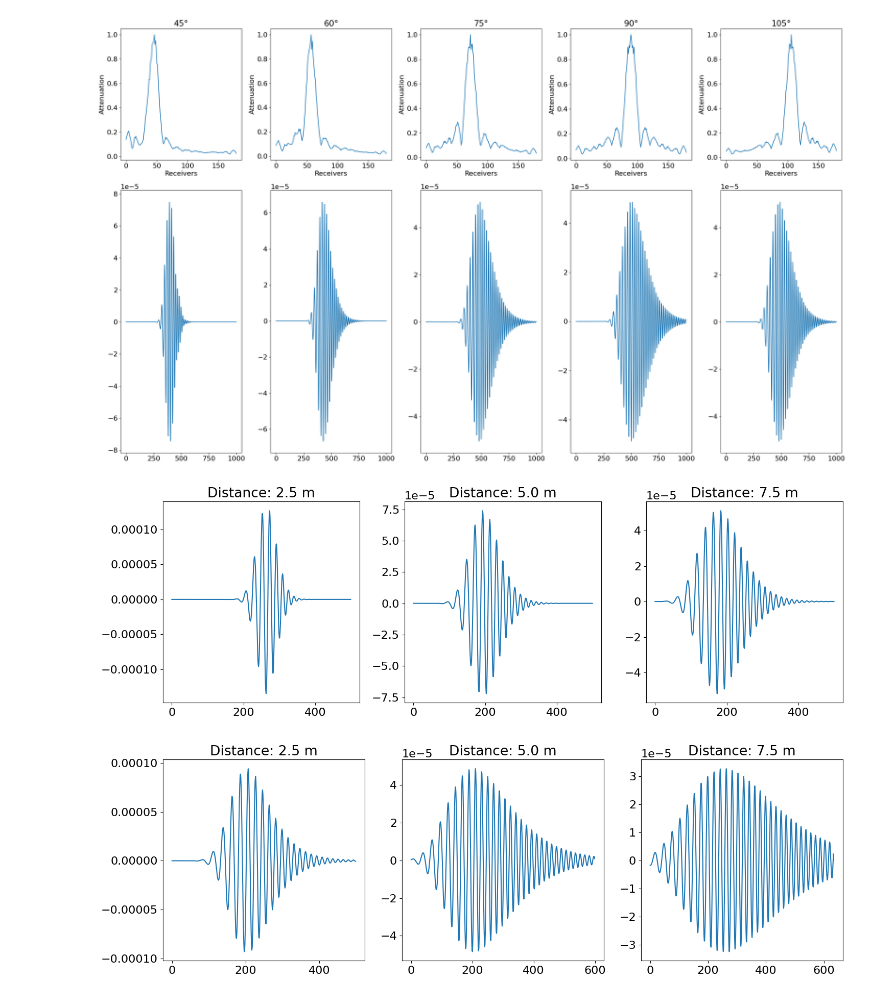
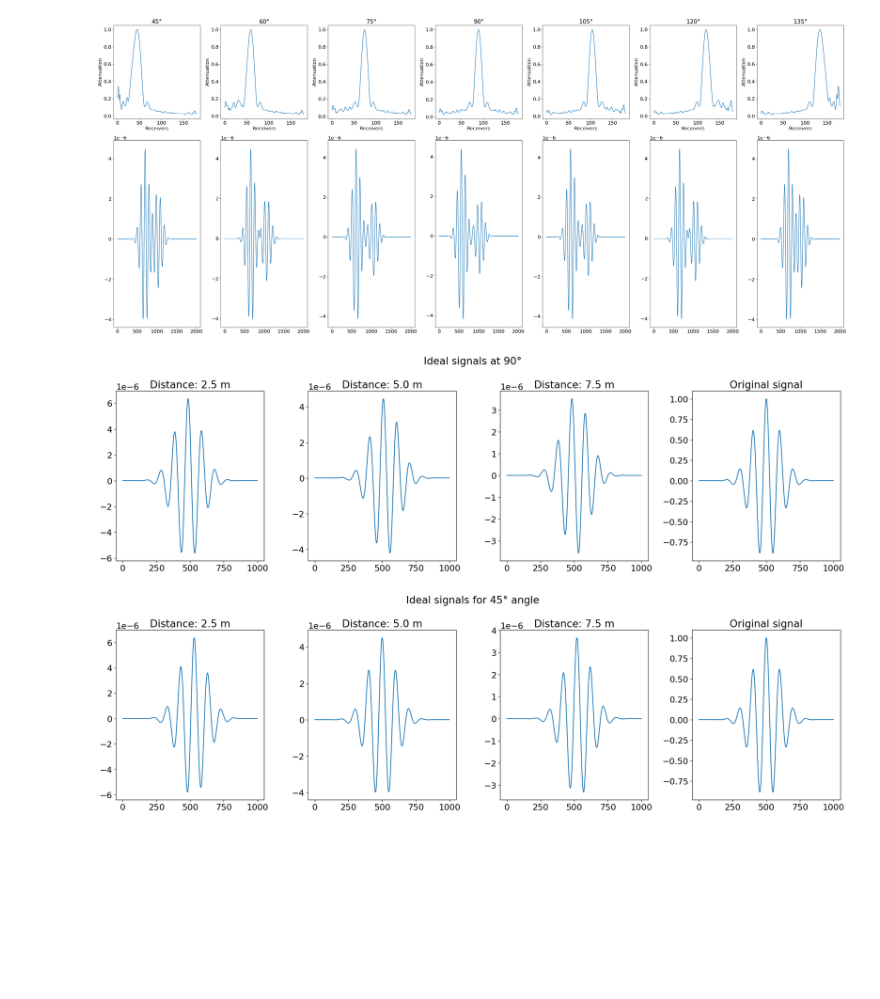
Before and after one commit to bgd54/sonar-FWI, a Jupyter notebook: notebooks/gabor_waveforms.ipynb, the cells around one changed output. Cells and saved outputs as stored; diff of their text form; code cells hidden in the pictures; blank space fills up the shorter version.

```diff
--- a/notebooks/gabor_waveforms.ipynb
+++ b/notebooks/gabor_waveforms.ipynb
@@ -146,7 +149,10 @@ domain_size = (10, 10)
 source_distance = 0.002
 cy = cy = (ns - 1) / 2 * source_distance + source_distance
 f0 = 50
-sonars = {a: Sonar(domain_size, f0, v_env, FlatBottom(), dt=0.002, tn = 10 / v_env) for a in [45, 60, 75, 90, 105]}
+angles = [45, 60, 75, 90, 105, 120, 135]
+dt = 0.002 / 5
+spatial_dist = round(v_env / f0 / 3, 3) / 5
+sonars = {a: Sonar(domain_size, f0, v_env, FlatBottom(), dt=dt, tn = 10 / v_env, spatial_dist=spatial_dist) for a in angles}
 # %%
 src_coord = np.array(
     [(domain_size[0] - source_distance * ns) / 2, cy]
@@ -207,21 +221,21 @@ for a, s in sonars.items():
         v_env,
     )
 # %%
-fig, ax = plt.subplots(2, 5, figsize=(25, 15), gridspec_kw={"height_ratios": [1, 2]})
+fig, ax = plt.subplots(2, 7, figsize=(35, 15), gridspec_kw={"height_ratios": [1, 2]})
 for i, (a, r) in enumerate(recordings.items()):
     recording = np.flip(r)
     ax[0, i].plot(
         np.max(np.abs(recording[:, :]), axis=0) / np.max(np.abs(recording[:, :]))
     )
     ax[0, i].set_xlabel("Receivers")
     ax[0, i].set_ylabel("Attenuation")
     ax[0, i].set_title(f"{a}°")
     ax[0, i].tick_params()
 
-    ax[1, i].plot(r[1500:2500, 180 - a])
+    ax[1, i].plot(r[10800:12800, 180 - a])
 fig.tight_layout()
 # %% [output]
-[figure, old version]
+[figure, new version]
 # %%
 for a in sonars.keys():
     plot_snapshot_and_signal(sonars[a].usave.data, recordings[a][:, 180 - a], sonars[a].model, f"output/gabor_{a}.gif", sonars[a].src.coordinates.data, sonars[a].rec.coordinates.data)
@@ -228,2 +260,17 @@ for a in sonars.keys():
+# %%
+fig, ax = plt.subplots(1, 4, figsize=(20, 6))
+fig.suptitle("Ideal signals at 90°")
+ax[0].plot(ideal_signals_90[.25][6700:7700])
+ax[0].set_title(f'Distance: {distances[0] * 20 / 2} m')
+ax[1].plot(ideal_signals_90[.5][10850:11850])
+ax[1].set_title(f'Distance: {distances[1] * 20 / 2} m')
+ax[2].plot(ideal_signals_90[.75][15050:16050])
+ax[2].set_title(f'Distance: {distances[2] * 20 / 2} m')
+ax[3].plot(src.data[:1000,0])
+ax[3].set_title(f'Original signal')
+fig.tight_layout()
+plt.savefig("ideal_signals_90.pdf", bbox_inches="tight", dpi=600, format="pdf")
+# %% [output]
+[figure, added]
 # %%
 domain_size = (20, 20)
@@ -235,12 +292,16 @@ for d in distances:
 # %%
-fig, ax = plt.subplots(1, 3, figsize=(15, 5))
-ax[0].plot(ideal_signals[.25][750:1250])
-ax[0].set_title(f'Distance: {distances[0] * domain_size[0] / 2} m')
-ax[1].plot(ideal_signals[.5][1700:2200])
-ax[1].set_title(f'Distance: {distances[1] * domain_size[0] / 2} m')
-ax[2].plot(ideal_signals[.75][2600:3100])
-ax[2].set_title(f'Distance: {distances[2] * domain_size[0] / 2} m')
+fig, ax = plt.subplots(1, 4, figsize=(20, 6))
+fig.suptitle('Ideal signals for 45° angle')
+ax[0].plot(ideal_signals_45[.25][6800:7800])
+ax[0].set_title(f'Distance: {distances[0] * 20 / 2} m')
+ax[1].plot(ideal_signals_45[.5][11000:12000])
+ax[1].set_title(f'Distance: {distances[1] * 20 / 2} m')
+ax[2].plot(ideal_signals_45[.75][15150:16150])
+ax[2].set_title(f'Distance: {distances[2] * 20 / 2} m')
+ax[3].plot(src.data[:1000,0])
+ax[3].set_title(f'Original signal')
 fig.tight_layout()
-plt.show()
+# save the figure as pdf
+plt.savefig("ideal_signals_45.pdf", bbox_inches="tight", dpi=600, format="pdf")
 # %% [output]
-[figure, old version]
+[figure, new version]
@@ -254,12 +307,0 @@ for d in distances:
-# %%
-fig, ax = plt.subplots(1, 3, figsize=(15, 5))
-ax[0].plot(ideal_signals[.25][850:1350])
-ax[0].set_title(f'Distance: {distances[0] * domain_size[0] / 2} m')
-ax[1].plot(ideal_signals[.5][1800:2400])
-ax[1].set_title(f'Distance: {distances[1] * domain_size[0] / 2} m')
-ax[2].plot(ideal_signals[.75][2700:])
-ax[2].set_title(f'Distance: {distances[2] * domain_size[0] / 2} m')
-fig.tight_layout()
-plt.show()
-# %% [output]
-[figure, removed]
```
Also changed, not shown: parts of 9 cells of this notebook.
